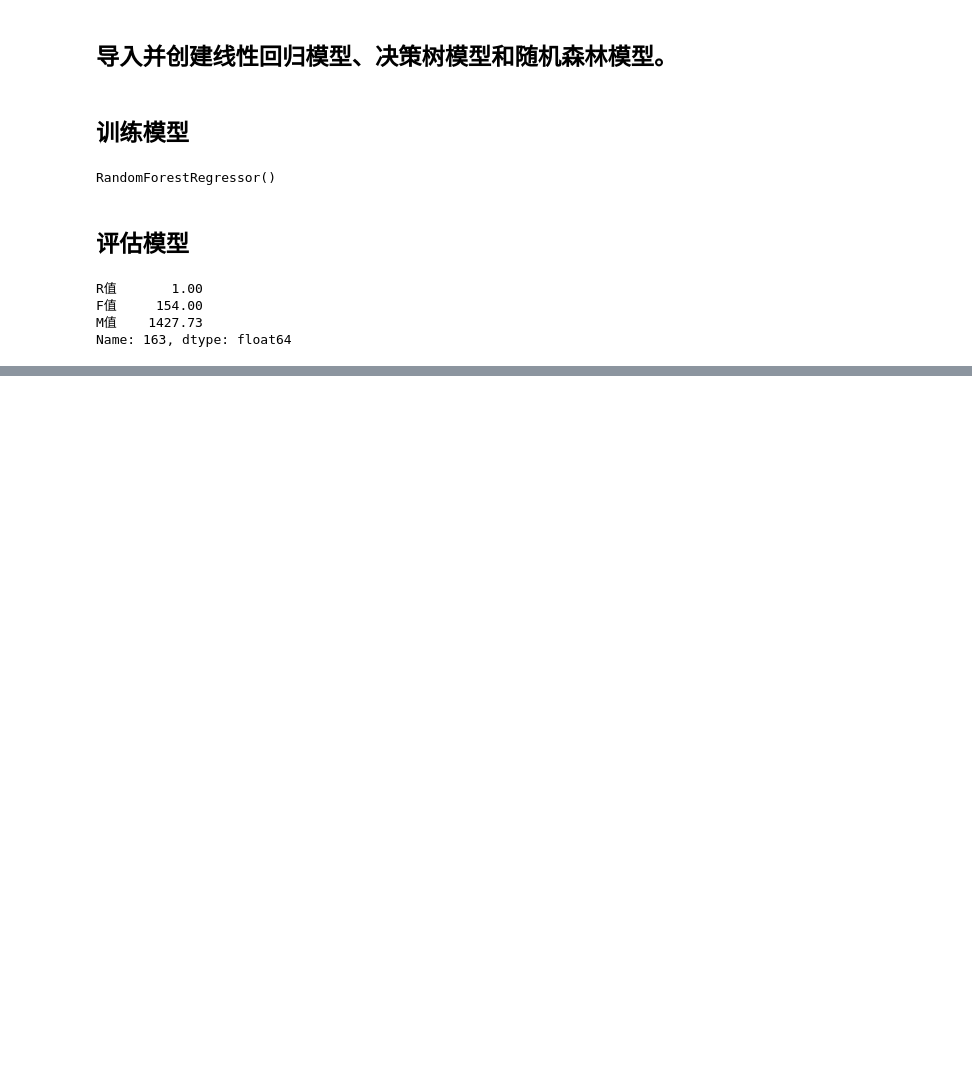
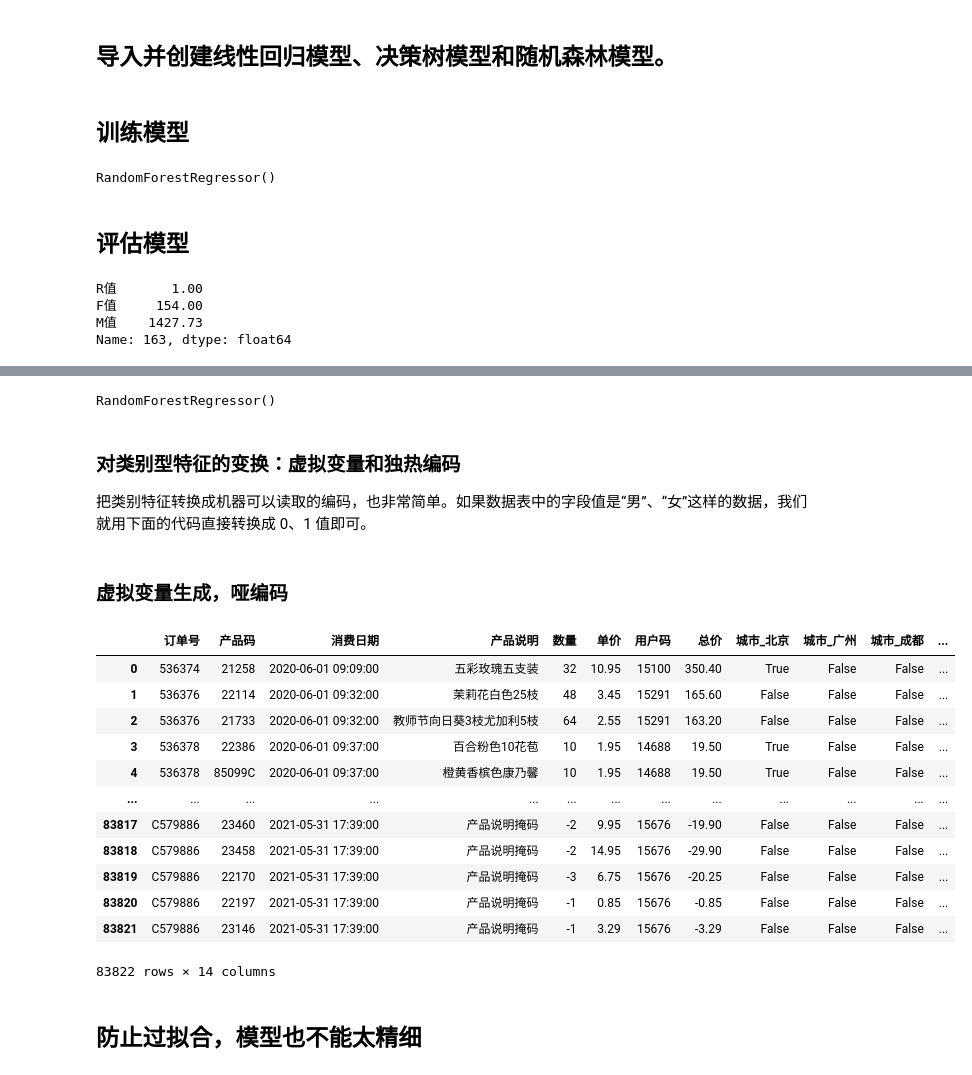
Before and after one commit to wjcgithub/machine_learning, a Jupyter notebook: supervised_learning.ipynb, the cells around one changed output, grey strips where cells are left out. Cells and saved outputs as stored; diff of their text form; code cells hidden in the pictures; blank space fills up the shorter version.

```diff
--- a/supervised_learning.ipynb
+++ b/supervised_learning.ipynb
@@ -355,0 +465,8 @@ Text(0.5, 1.0, '实际值 vs. 预测值')
+# %%
+model_rfr_minmax = RandomForestRegressor() #创建随机森林回归模型
+model_rfr_minmax.fit(X_train_minmax, y_train) #拟合随机森林模型
+# %% [output]
+RandomForestRegressor()
+# %% [markdown]
+### 对类别型特征的变换：虚拟变量和独热编码
+把类别特征转换成机器可以读取的编码，也非常简单。如果数据表中的字段值是“男”、“女”这样的数据，我们就用下面的代码直接转换成 0、1 值即可。
@@ -355,0 +476,24 @@ Text(0.5, 1.0, '实际值 vs. 预测值')
+# %% [markdown]
+### 虚拟变量生成，哑编码
+# %%
+
+# 把多分类字段转换为二分类虚拟变量
+category_features = ['城市'] #要转换的特征列表
+df_sales = pd.get_dummies(df_sales, drop_first=True, columns=category_features) #创建哑变量
+df_sales #显示数据
+# %% [output]
+|  | 订单号 | 产品码 | 消费日期 | 产品说明 | 数量 | 单价 | 用户码 | 总价 | 城市_北京 | 城市_广州 | 城市_成都 | ... |
+| 0 | 536374 | 21258 | 2020-06-01 09:09:00 | 五彩玫瑰五支装 | 32 | 10.95 | 15100 | 350.40 | True | False | False | ... |
+| 1 | 536376 | 22114 | 2020-06-01 09:32:00 | 茉莉花白色25枝 | 48 | 3.45 | 15291 | 165.60 | False | False | False | ... |
+| 2 | 536376 | 21733 | 2020-06-01 09:32:00 | 教师节向日葵3枝尤加利5枝 | 64 | 2.55 | 15291 | 163.20 | False | False | False | ... |
+| 3 | 536378 | 22386 | 2020-06-01 09:37:00 | 百合粉色10花苞 | 10 | 1.95 | 14688 | 19.50 | True | False | False | ... |
+| 4 | 536378 | 85099C | 2020-06-01 09:37:00 | 橙黄香槟色康乃馨 | 10 | 1.95 | 14688 | 19.50 | True | False | False | ... |
+| ... | ... | ... | ... | ... | ... | ... | ... | ... | ... | ... | ... | ... |
+| 83817 | C579886 | 23460 | 2021-05-31 17:39:00 | 产品说明掩码 | -2 | 9.95 | 15676 | -19.90 | False | False | False | ... |
+| 83818 | C579886 | 23458 | 2021-05-31 17:39:00 | 产品说明掩码 | -2 | 14.95 | 15676 | -29.90 | False | False | False | ... |
+| 83819 | C579886 | 22170 | 2021-05-31 17:39:00 | 产品说明掩码 | -3 | 6.75 | 15676 | -20.25 | False | False | False | ... |
+| 83820 | C579886 | 22197 | 2021-05-31 17:39:00 | 产品说明掩码 | -1 | 0.85 | 15676 | -0.85 | False | False | False | ... |
+| 83821 | C579886 | 23146 | 2021-05-31 17:39:00 | 产品说明掩码 | -1 | 3.29 | 15676 | -3.29 | False | False | False | ... |
+83822 rows × 14 columns
+# %% [markdown]
+## 防止过拟合，模型也不能太精细
```
Also changed, not shown: parts of 20 cells of this notebook, 3 other files.
